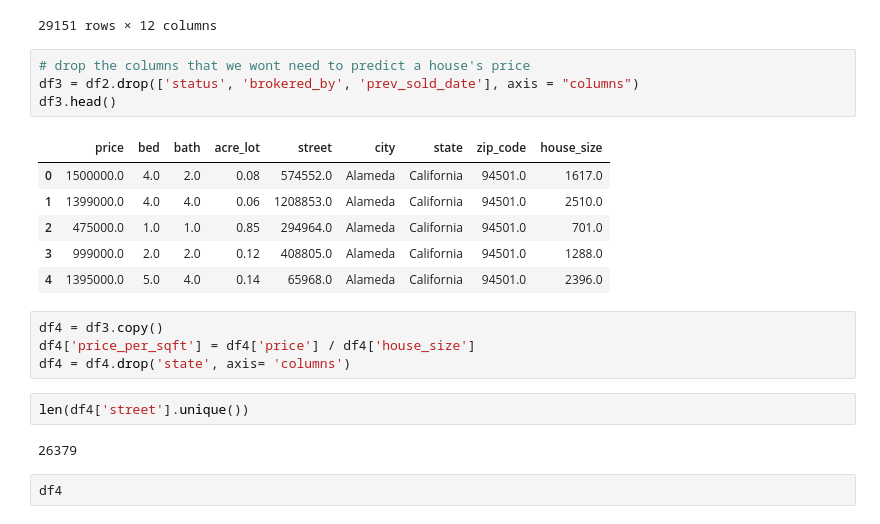
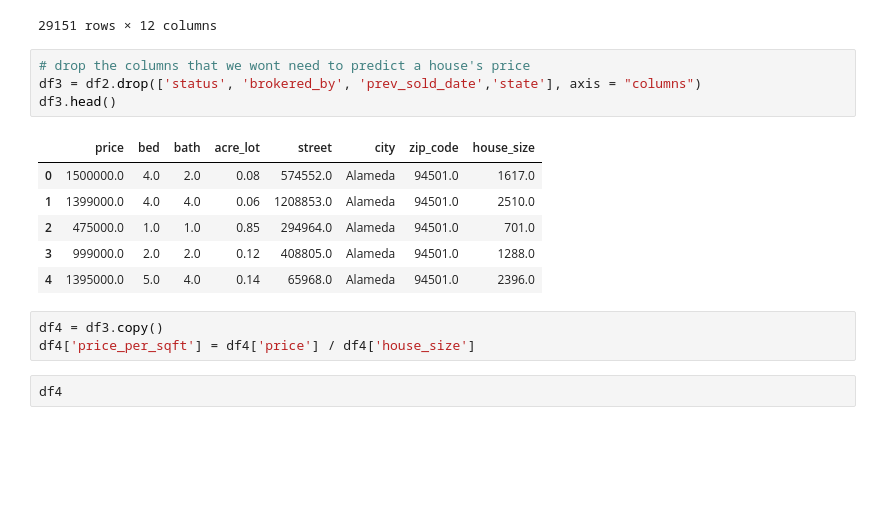
Before and after one commit to ItamarLevi02/House_Price_Prediction, a Jupyter notebook: code/model.ipynb, the cells around one changed output. Saved outputs shown, nothing was run; the diff lists cells and outputs as text; blank space fills up the shorter version.

```diff
--- a/code/model.ipynb
+++ b/code/model.ipynb
@@ -91,23 +91,18 @@ df2
 29151 rows × 12 columns
 # %%
 # drop the columns that we wont need to predict a house's price
-df3 = df2.drop(['status', 'brokered_by', 'prev_sold_date'], axis = "columns")
+df3 = df2.drop(['status', 'brokered_by', 'prev_sold_date','state'], axis = "columns")
 df3.head()
 # %% [output]
-|  | price | bed | bath | acre_lot | street | city | state | zip_code | house_size |
-| 0 | 1500000.0 | 4.0 | 2.0 | 0.08 | 574552.0 | Alameda | California | 94501.0 | 1617.0 |
-| 1 | 1399000.0 | 4.0 | 4.0 | 0.06 | 1208853.0 | Alameda | California | 94501.0 | 2510.0 |
-| 2 | 475000.0 | 1.0 | 1.0 | 0.85 | 294964.0 | Alameda | California | 94501.0 | 701.0 |
-| 3 | 999000.0 | 2.0 | 2.0 | 0.12 | 408805.0 | Alameda | California | 94501.0 | 1288.0 |
-| 4 | 1395000.0 | 5.0 | 4.0 | 0.14 | 65968.0 | Alameda | California | 94501.0 | 2396.0 |
+|  | price | bed | bath | acre_lot | street | city | zip_code | house_size |
+| 0 | 1500000.0 | 4.0 | 2.0 | 0.08 | 574552.0 | Alameda | 94501.0 | 1617.0 |
+| 1 | 1399000.0 | 4.0 | 4.0 | 0.06 | 1208853.0 | Alameda | 94501.0 | 2510.0 |
+| 2 | 475000.0 | 1.0 | 1.0 | 0.85 | 294964.0 | Alameda | 94501.0 | 701.0 |
+| 3 | 999000.0 | 2.0 | 2.0 | 0.12 | 408805.0 | Alameda | 94501.0 | 1288.0 |
+| 4 | 1395000.0 | 5.0 | 4.0 | 0.14 | 65968.0 | Alameda | 94501.0 | 2396.0 |
 # %%
 df4 = df3.copy()
 df4['price_per_sqft'] = df4['price'] / df4['house_size']
-df4 = df4.drop('state', axis= 'columns')
-# %%
-len(df4['street'].unique())
-# %% [output]
-26379
 # %%
 df4
 # %% [output]
```
Also changed, not shown: parts of 7 cells of this notebook, 6 other files.
